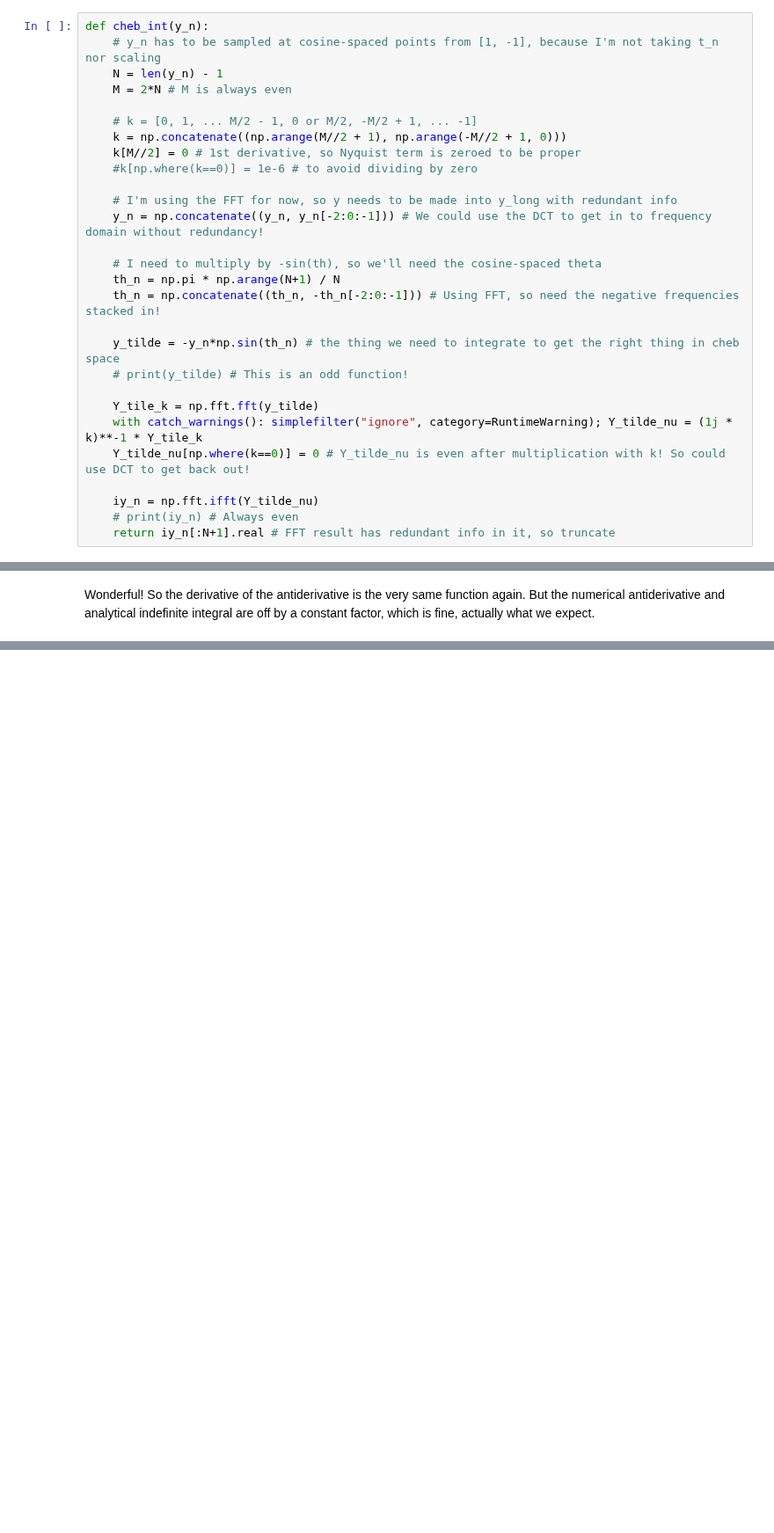
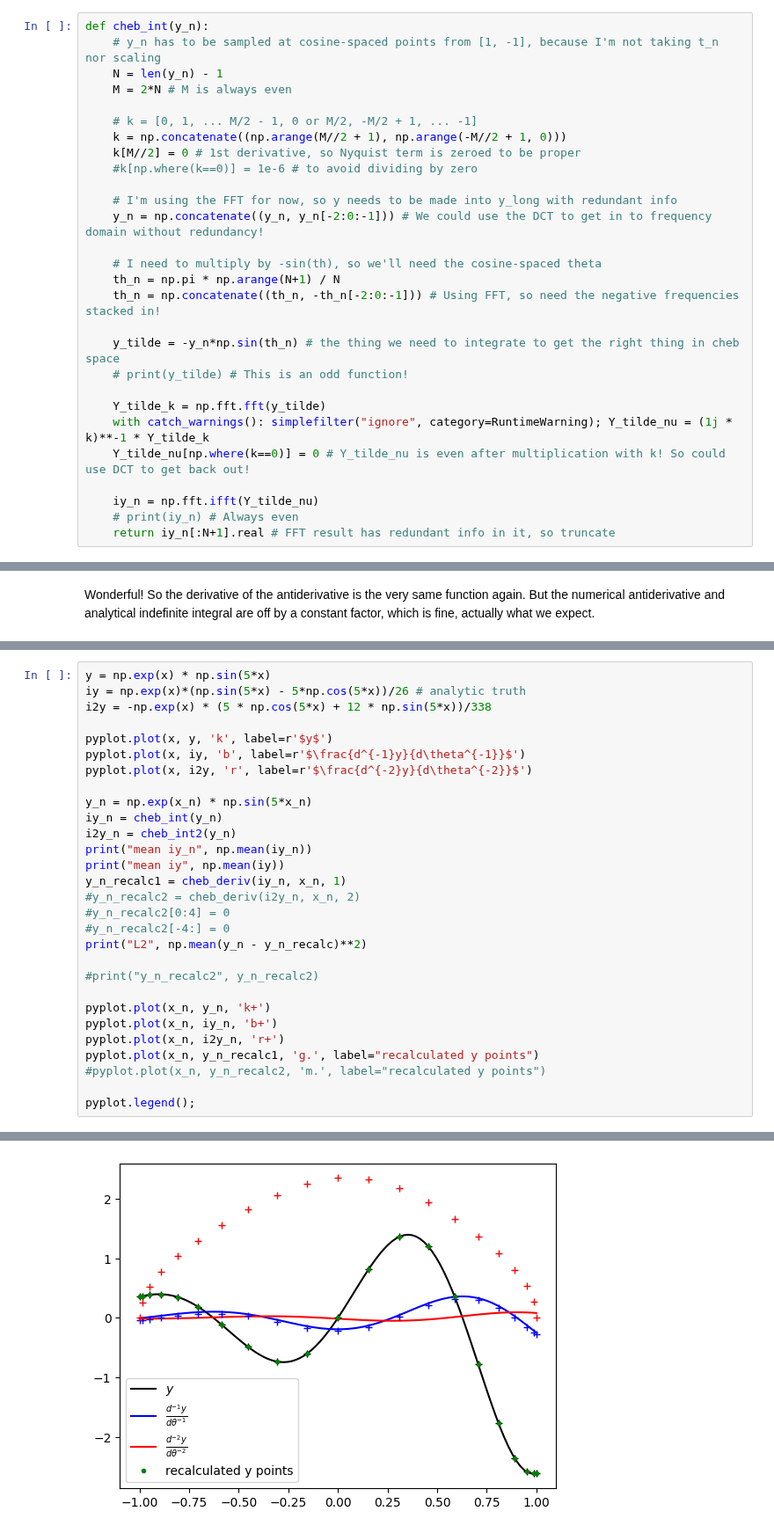
Before and after one commit to pavelkomarov/spectral-derivatives, a Jupyter notebook: notebooks/chebyshev_antiderivatives.ipynb, the cells around one changed output, grey strips where cells are left out. Shown at 88% size. Drawn from its saved outputs; the diff is of its cells as text; blank space fills up the shorter version.

```diff
--- a/notebooks/chebyshev_antiderivatives.ipynb
+++ b/notebooks/chebyshev_antiderivatives.ipynb
@@ -47,8 +47,8 @@ def cheb_int(y_n):
 	y_tilde = -y_n*np.sin(th_n) # the thing we need to integrate to get the right thing in cheb space
 	# print(y_tilde) # This is an odd function!
 
-	Y_tile_k = np.fft.fft(y_tilde)
-	with catch_warnings(): simplefilter("ignore", category=RuntimeWarning); Y_tilde_nu = (1j * k)**-1 * Y_tile_k
+	Y_tilde_k = np.fft.fft(y_tilde)
+	with catch_warnings(): simplefilter("ignore", category=RuntimeWarning); Y_tilde_nu = (1j * k)**-1 * Y_tilde_k
 	Y_tilde_nu[np.where(k==0)] = 0 # Y_tilde_nu is even after multiplication with k! So could use DCT to get back out!
 
 	iy_n = np.fft.ifft(Y_tilde_nu)
@@ -82,0 +120,30 @@ Wonderful! So the derivative of the antiderivative is the very same function aga
+# %%
+y = np.exp(x) * np.sin(5*x)
+iy = np.exp(x)*(np.sin(5*x) - 5*np.cos(5*x))/26 # analytic truth
+i2y = -np.exp(x) * (5 * np.cos(5*x) + 12 * np.sin(5*x))/338
+
+pyplot.plot(x, y, 'k', label=r'$y$')
+pyplot.plot(x, iy, 'b', label=r'$\frac{d^{-1}y}{d\theta^{-1}}$')
+pyplot.plot(x, i2y, 'r', label=r'$\frac{d^{-2}y}{d\theta^{-2}}$')
+
+y_n = np.exp(x_n) * np.sin(5*x_n)
+iy_n = cheb_int(y_n)
+i2y_n = cheb_int2(y_n)
+print("mean iy_n", np.mean(iy_n))
+print("mean iy", np.mean(iy))
+y_n_recalc1 = cheb_deriv(iy_n, x_n, 1)
+#y_n_recalc2 = cheb_deriv(i2y_n, x_n, 2)
+#y_n_recalc2[0:4] = 0
+#y_n_recalc2[-4:] = 0
+print("L2", np.mean(y_n - y_n_recalc)**2)
+
+#print("y_n_recalc2", y_n_recalc2)
+
+pyplot.plot(x_n, y_n, 'k+')
+pyplot.plot(x_n, iy_n, 'b+')
+pyplot.plot(x_n, i2y_n, 'r+')
+pyplot.plot(x_n, y_n_recalc1, 'g.', label="recalculated y points")
+#pyplot.plot(x_n, y_n_recalc2, 'm.', label="recalculated y points")
+
+pyplot.legend();
+# %% [output]
@@ -82,0 +153 @@ Wonderful! So the derivative of the antiderivative is the very same function aga
+[figure, added]
```
Also changed, not shown: parts of 5 cells of this notebook, 1 other file.
